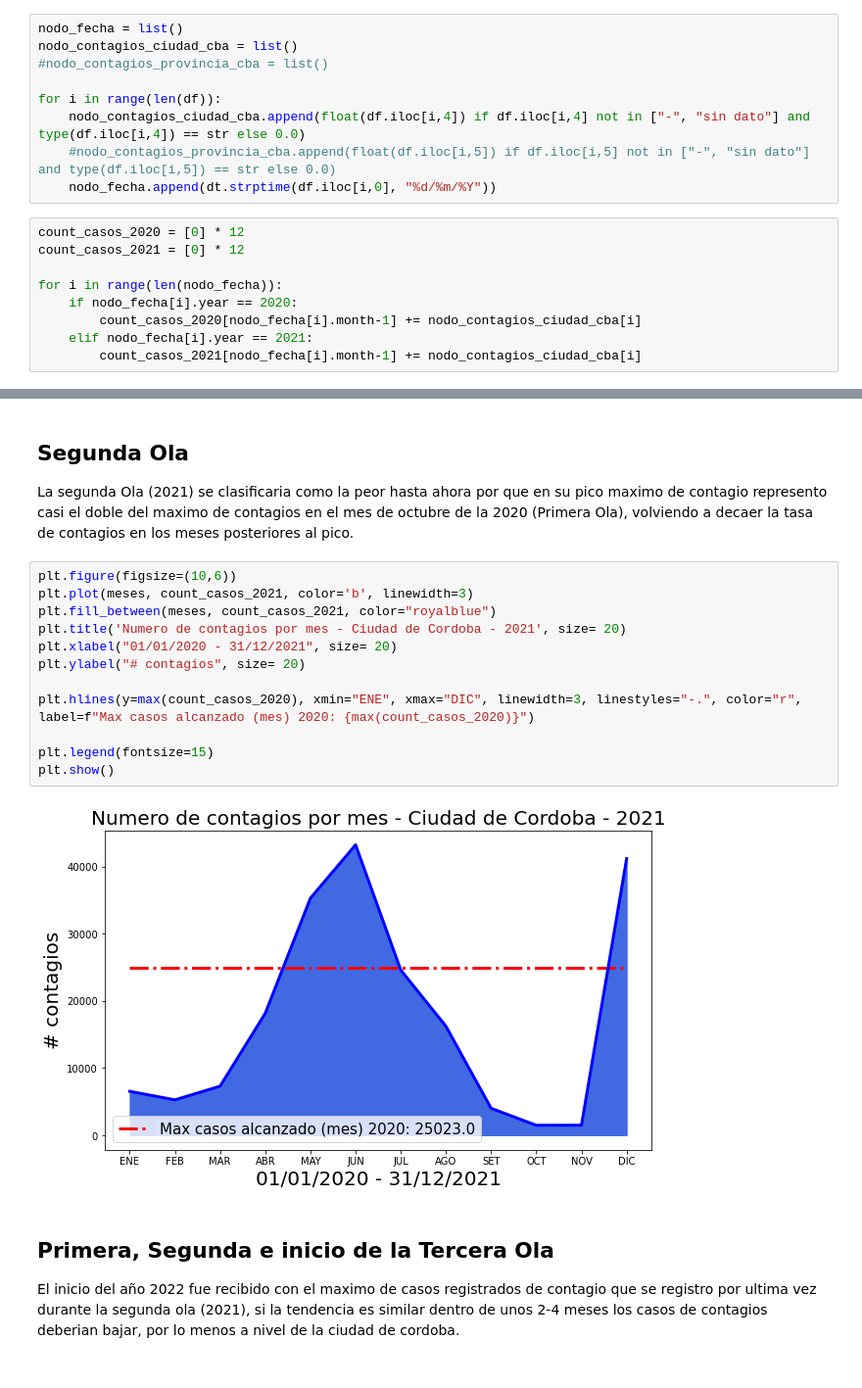
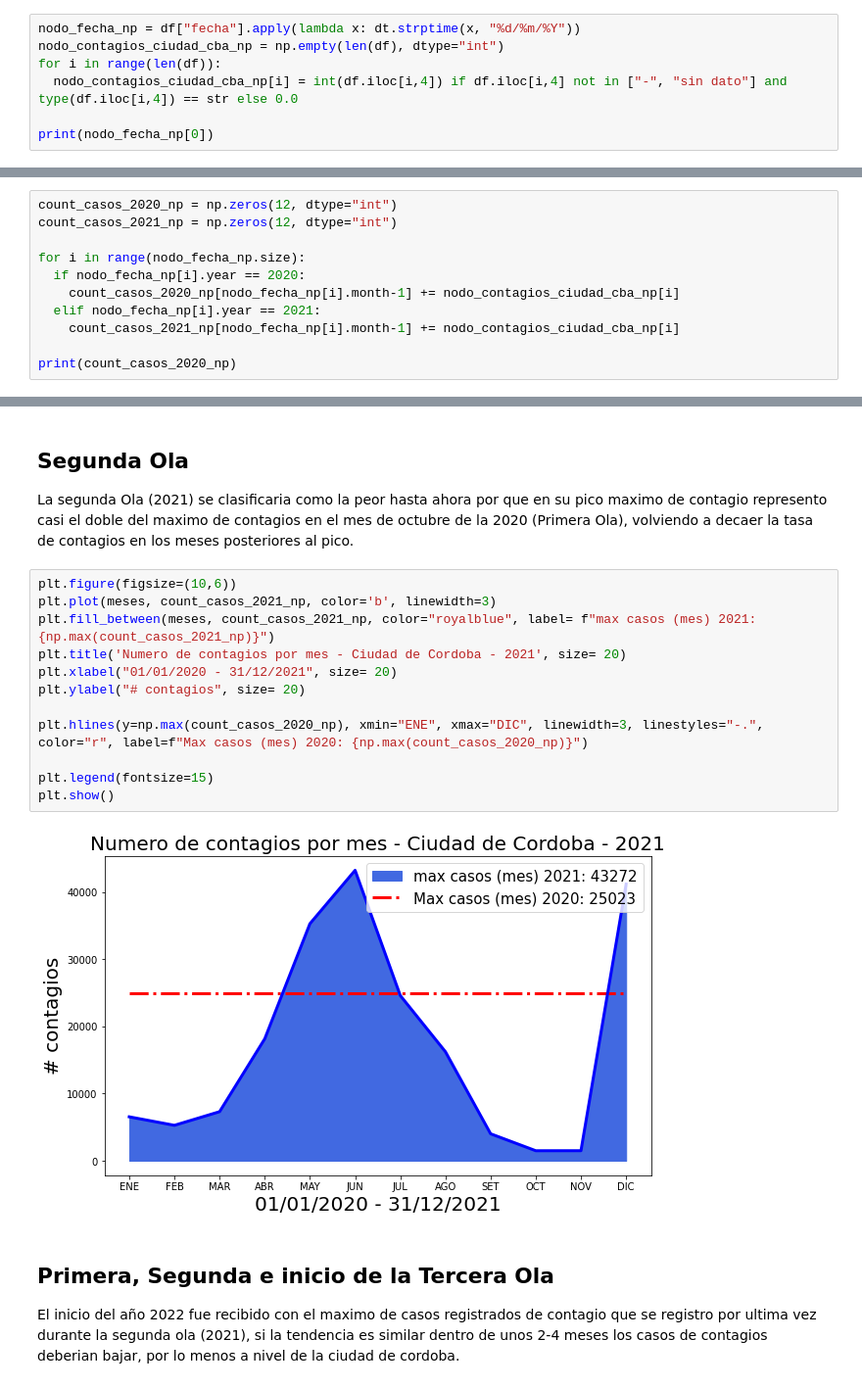
Before and after one commit to RichardDDiaz/covid_graficas, a Jupyter notebook: contagios_cba_capital.ipynb, the cells around one changed output, grey strips where cells are left out. Shown at 98% size. Saved outputs shown, nothing was run; the diff lists cells and outputs as text.

```diff
--- a/contagios_cba_capital.ipynb
+++ b/contagios_cba_capital.ipynb
@@ -58,21 +59,10 @@ nuevos_casos_dia_ciudad_cba                 416
 nuevos_casos_dia_provincia_cba             1127
 notas                                       513
 Name: 675, dtype: object
-# %%
-nodo_fecha = list()
-nodo_contagios_ciudad_cba = list()
-#nodo_contagios_provincia_cba = list()
-
-for i in range(len(df)):
-    nodo_contagios_ciudad_cba.append(float(df.iloc[i,4]) if df.iloc[i,4] not in ["-", "sin dato"] and type(df.iloc[i,4]) == str else 0.0)
-    #nodo_contagios_provincia_cba.append(float(df.iloc[i,5]) if df.iloc[i,5] not in ["-", "sin dato"] and type(df.iloc[i,5]) == str else 0.0)
-    nodo_fecha.append(dt.strptime(df.iloc[i,0], "%d/%m/%Y"))
-# %%
-count_casos_2020 = [0] * 12
-count_casos_2021 = [0] * 12
-
-for i in range(len(nodo_fecha)):
-    if nodo_fecha[i].year == 2020:
-        count_casos_2020[nodo_fecha[i].month-1] += nodo_contagios_ciudad_cba[i]
-    elif nodo_fecha[i].year == 2021:
-        count_casos_2021[nodo_fecha[i].month-1] += nodo_contagios_ciudad_cba[i]
+# %%
+nodo_fecha_np = df["fecha"].apply(lambda x: dt.strptime(x, "%d/%m/%Y"))
+nodo_contagios_ciudad_cba_np = np.empty(len(df), dtype="int")
+for i in range(len(df)):
+  nodo_contagios_ciudad_cba_np[i] = int(df.iloc[i,4]) if df.iloc[i,4] not in ["-", "sin dato"] and type(df.iloc[i,4]) == str else 0.0
+
+print(nodo_fecha_np[0])
@@ -78,0 +71,11 @@ for i in range(len(nodo_fecha)):
+# %%
+count_casos_2020_np = np.zeros(12, dtype="int")
+count_casos_2021_np = np.zeros(12, dtype="int")
+
+for i in range(nodo_fecha_np.size):
+  if nodo_fecha_np[i].year == 2020:
+    count_casos_2020_np[nodo_fecha_np[i].month-1] += nodo_contagios_ciudad_cba_np[i]
+  elif nodo_fecha_np[i].year == 2021:
+    count_casos_2021_np[nodo_fecha_np[i].month-1] += nodo_contagios_ciudad_cba_np[i]
+
+print(count_casos_2020_np)
@@ -99,18 +104,18 @@ plt.show()
 La segunda Ola (2021) se clasificaria como la peor hasta ahora por que en su pico maximo de contagio represento casi el doble del maximo de contagios en el mes de octubre de la 2020 (Primera Ola), volviendo a decaer la tasa de contagios en los meses posteriores al pico.
 # %%
 plt.figure(figsize=(10,6))
-plt.plot(meses, count_casos_2021, color='b', linewidth=3)
-plt.fill_between(meses, count_casos_2021, color="royalblue")
+plt.plot(meses, count_casos_2021_np, color='b', linewidth=3)
+plt.fill_between(meses, count_casos_2021_np, color="royalblue", label= f"max casos (mes) 2021: {np.max(count_casos_2021_np)}")
 plt.title('Numero de contagios por mes - Ciudad de Cordoba - 2021', size= 20)
 plt.xlabel("01/01/2020 - 31/12/2021", size= 20)
 plt.ylabel("# contagios", size= 20)
 
-plt.hlines(y=max(count_casos_2020), xmin="ENE", xmax="DIC", linewidth=3, linestyles="-.", color="r", label=f"Max casos alcanzado (mes) 2020: {max(count_casos_2020)}")
+plt.hlines(y=np.max(count_casos_2020_np), xmin="ENE", xmax="DIC", linewidth=3, linestyles="-.", color="r", label=f"Max casos (mes) 2020: {np.max(count_casos_2020_np)}")
 
 plt.legend(fontsize=15)
 plt.show()
 # %% [output]
-[figure, old version]
+[figure, new version]
 # %% [markdown]
 ## Primera, Segunda e inicio de la Tercera Ola
 El inicio del año 2022 fue recibido con el maximo de casos registrados de contagio que se registro por ultima vez durante la segunda ola (2021), si la tendencia es similar dentro de unos 2-4 meses los casos de contagios deberian bajar, por lo menos a nivel de la ciudad de cordoba.
```
Also changed, not shown: parts of 6 cells of this notebook.
